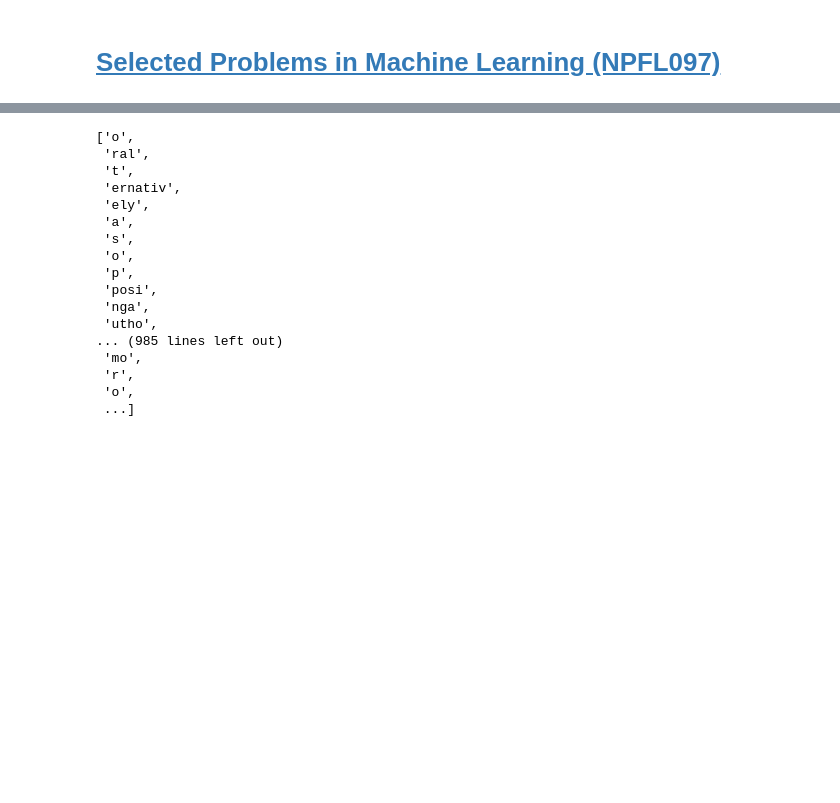
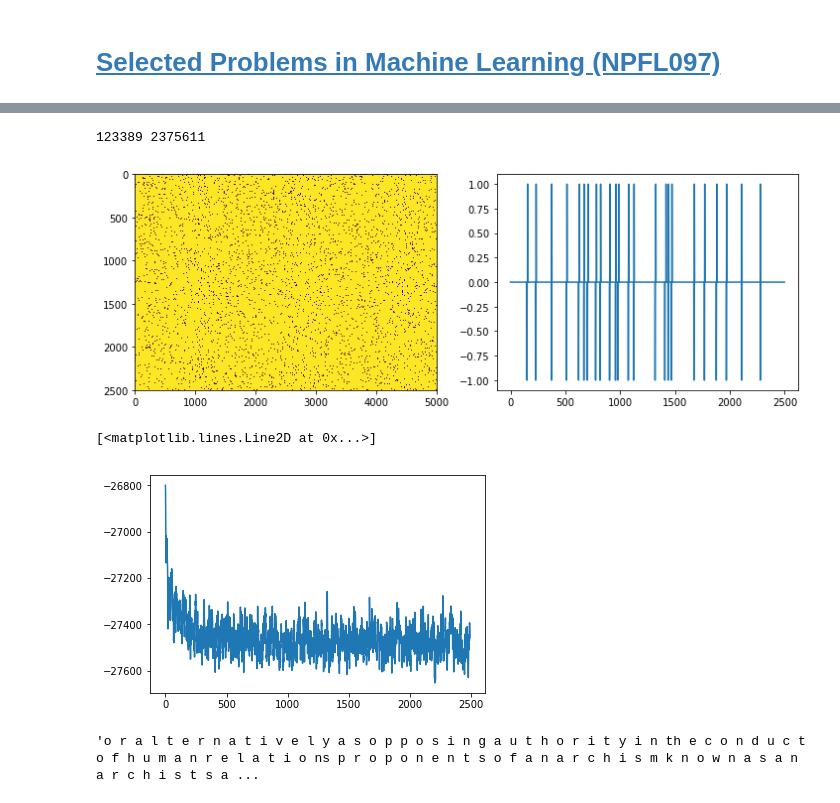
Before and after one commit to darthdeus/npfl097, a Jupyter notebook: Chinese Segmentation assignment.ipynb, the cells around one changed output, grey strips where cells are left out. Drawn from its saved outputs; the diff is of its cells as text; code cells hidden in the pictures; blank space fills up the shorter version.

```diff
--- a/Chinese Segmentation assignment.ipynb
+++ b/Chinese Segmentation assignment.ipynb
@@ -16,6 +17,8 @@ from tqdm import tqdm, tqdm_notebook
 with open("data/eng-input.txt", "r") as f:
     data = f.read().replace("\n", "")
 
+
+data = data[:5000]
 N = len(data)
 # %%
 s = np.random.randint(0, 2, size=N-2)
@@ -32,20 +138,22 @@ def cut_words(data, s):
+# %%
+print(ss0, ss1)
+
+plt.figure(figsize=(12, 4))
+plt.subplot(121)
+plt.imshow(np.array(ss), aspect="auto")
+
+plt.subplot(122)
+plt.plot(np.sum(ss - np.roll(ss, 1), axis=1))
+
+plt.show()
+
+plt.plot(p_data[10:])
+# %% [output]
+123389 2375611
+[figure, added]
+[<matplotlib.lines.Line2D at 0x...>]
+[figure, added]
 # %%
-cut_words(data, s)
+" ".join(cut_words(data, s))
 # %% [output]
-['o',
- 'ral',
- 't',
- 'ernativ',
- 'ely',
- 'a',
- 's',
- 'o',
- 'p',
- 'posi',
- 'nga',
- 'utho',
-... (985 lines left out)
- 'mo',
- 'r',
- 'o',
- ...]
+'o r a l t e r n a t i v e l y a s o p p o s i n g a u t h o r i t y i n th e c o n d u c t o f h u m a n r e l a t i o ns p r o p o n e n t s o f a n a r c h i s m k n o w n a s a n a r c h i s t s a ...
```
Also changed, not shown: parts of 6 cells of this notebook, 1 other file.
